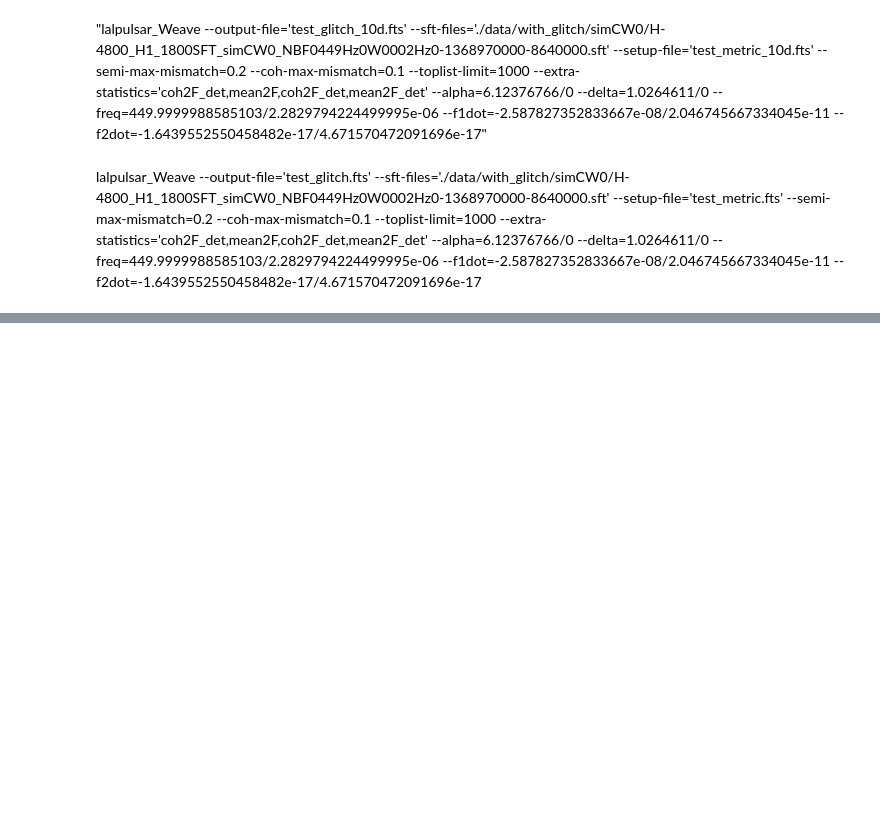
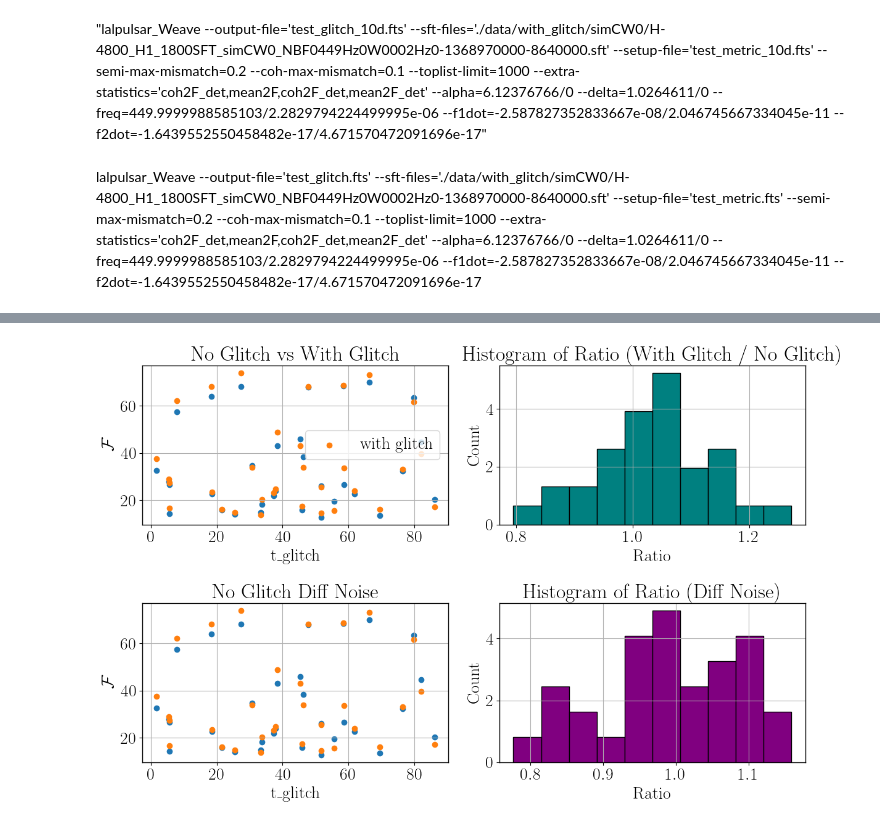
Before and after one commit to damondmc/simGlitch, a Jupyter notebook: search_setup.ipynb, the cells around one changed output, grey strips where cells are left out. Saved outputs shown, nothing was run; the diff lists cells and outputs as text; code cells hidden in the pictures; blank space fills up the shorter version.

```diff
--- a/search_setup.ipynb
+++ b/search_setup.ipynb
@@ -210,19 +80,0 @@ d2 = fits.open(f'./results/5d/with_glitch_goodCase/100-100Hz/with_glitch_goodCas
-# %%
-# Assuming data is your list of 20 numbers
-data = d1[1].data['coh2F_H1'][0]  # Replace with your actual data
-df = pd.read_csv('./data/no_glitch/100-100Hz/signal_glitch_params.csv')
-# Placeholder headers and data
-headers = ['f0', 'f1', 'f2']
-# Determine field width (enough for headers or formatted numbers)
-field_width = max(max(len(h) for h in headers), 8)  # 8 for numbers like "12.34567"
-
-# Print headers
-print(' || '.join(f'{h:>{field_width}}' for h in headers))
-
-# Print data with 5 decimal places
-print(' || '.join(f'{x:>{field_width}.2e}' for x in df.iloc[0][2:5]))
-
-
-print('No glitch:')
-for i in range(0, 20, 5):
-    print(f"{data[i]:>8.5f} || {data[i+1]:>8.5f} || {data[i+2]:>8.5f} || {data[i+3]:>8.5f} || {data[i+4]:>8.5f}")
@@ -409,35 +81,83 @@ plt.show()
 # %%
 # Load the CSV file
 df = pd.read_csv('./data/with_glitch_onlytglitch/100-100Hz/signal_glitch_params.csv')
 
 # Extract parameters
 n_glitch = 1  # n glitch per signal
-f0 = df['f0'][::n_glitch].values # size of 32
+f0 = df['f0'][::n_glitch].values  # size of 32
 f1 = df['f1'][::n_glitch].values
 f2 = df['f2'][::n_glitch].values
-df_p = df['df_p'].values # Take every other to match size 32
+df_p = df['df_p'].values
 df_t = df['df_t'].values
 df1_p = df['df1_p'].values
 q = df['Q'].values
-
 t_glitch = df['tglitch_day'].values
 
-a = np.zeros((32,20))
-b = np.zeros((32,20))
-f0_list = np.zeros((32,2))
-f1_list = np.zeros((32,2))
-f2_list = np.zeros((32,2))
+# Initialize arrays
+a = np.zeros(32)  # No Glitch
+b = np.zeros(32)  # With Glitch
+c = np.zeros(32)  # No Glitch Diff Noise
+f0_list = np.zeros((32, 2))
+f1_list = np.zeros((32, 2))
+f2_list = np.zeros((32, 2))
+
+# Load data
 for i in range(32):
     d1 = fits.open(f'./results/5d/no_glitch/100-100Hz/no_glitch_CW{i}.fts')
     d2 = fits.open(f'./results/5d/with_glitch_onlytglitch/100-100Hz/with_glitch_onlytglitch_CW{i}.fts')
+    d3 = fits.open(f'./results/5d/no_glitch_diffnoise/100-100Hz/no_glitch_diffnoise_CW{i}.fts')
 
-    a[i] = d1[1].data['coh2F_H1'][0]
-    b[i] = d2[1].data['coh2F_H1'][0]
+    a[i] = d1[1].data['mean2F'][0]
+    b[i] = d2[1].data['mean2F'][0]
+    c[i] = d3[1].data['mean2F'][0]
 
-    f0_list[i,0] = d1[1].data['freq'][0]
-    f1_list[i,0] = d1[1].data['f1dot'][0]
-    f2_list[i,0] = d1[1].data['f2dot'][0]
+    f0_list[i, 0] = d1[1].data['freq'][0]
+    f1_list[i, 0] = d1[1].data['f1dot'][0]
+    f2_list[i, 0] = d1[1].data['f2dot'][0]
 
-    f0_list[i,1] = d2[1].data['freq'][0]
-    f1_list[i,1] = d2[1].data['f1dot'][0]
-    f2_list[i,1] = d2[1].data['f2dot'][0]
+    f0_list[i, 1] = d2[1].data['freq'][0]
+    f1_list[i, 1] = d2[1].data['f1dot'][0]
+    f2_list[i, 1] = d2[1].data['f2dot'][0]
+
+# Create a 2x2 subplot layout
+fig, ax = plt.subplots(2, 2, figsize=(12, 8))
+
+# Scatter plot: No Glitch vs With Glitch
+ax[0, 0].scatter(t_glitch, a)
+ax[0, 0].scatter(t_glitch, b, label='with glitch')
+ax[0, 0].set_xlabel('t_glitch')
+ax[0, 0].set_ylabel(r'$\mathcal{F}$')
+ax[0, 0].legend()
+ax[0, 0].grid(True)
+ax[0, 0].set_title('No Glitch vs With Glitch')
+
+# Histogram: Ratio (No Glitch / With Glitch)
+ratios1 = b/a
+ax[0, 1].hist(ratios1, bins=10, color='teal', edgecolor='black', density=True)
+ax[0, 1].set_xlabel('Ratio')
+ax[0, 1].set_ylabel('Count')
+ax[0, 1].grid(True)
+ax[0, 1].set_title('Histogram of Ratio (With Glitch / No Glitch)')
+
+# Scatter plot: No Glitch vs No Glitch Diff Noise
+ax[1, 0].scatter(t_glitch, a)
+ax[1, 0].scatter(t_glitch, b)
+ax[1, 0].set_xlabel('t_glitch')
+ax[1, 0].set_ylabel(r'$\mathcal{F}$')
+#ax[1, 0].legend()
+ax[1, 0].grid(True)
+ax[1, 0].set_title('No Glitch Diff Noise')
+
+# Histogram: Ratio (No Glitch / No Glitch Diff Noise)
+ratios2 = c/a
+ax[1, 1].hist(ratios2, bins=10, color='purple', edgecolor='black', density=True)
+ax[1, 1].set_xlabel('Ratio')
+ax[1, 1].set_ylabel('Count')
+ax[1, 1].grid(True)
+ax[1, 1].set_title('Histogram of Ratio (Diff Noise)')
+
+# Adjust layout
+plt.tight_layout()
+plt.show()
+# %% [output]
+[figure, added]
```
Also changed, not shown: parts of 47 cells of this notebook, 7 other files.
